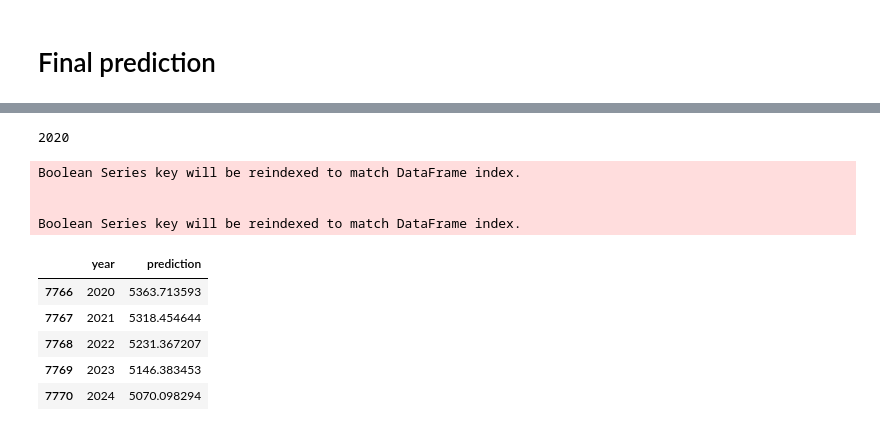
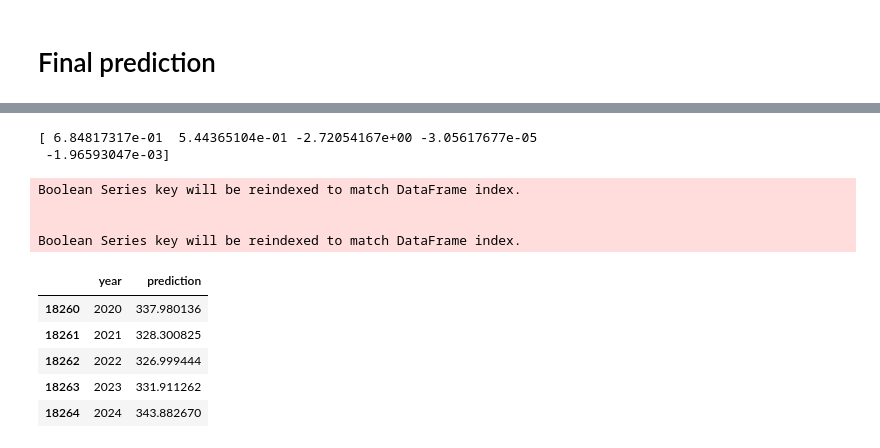
Before and after one commit to AayushKucheria/Reaktor-Communicating-Climate-Change, a Jupyter notebook: Data exploration.ipynb, the cells around one changed output, grey strips where cells are left out. Saved outputs shown, nothing was run; the diff lists cells and outputs as text; code cells hidden in the pictures.

```diff
--- a/Data exploration.ipynb
+++ b/Data exploration.ipynb
@@ -665,42 +708,43 @@ Boolean Series key will be reindexed to match DataFrame index.
 # %%
-country = "Europe"
+country = "Poland"
 predict_time = 5
-train_from = 1990
+train_from = 1970
 
 fi = df[df.country == country]
 fi = fi[["country", "year", "co2", "co2_growth_prct", "population", "energy_per_capita"]]
 fi = fi[df.year > train_from]
 available_data_year = fi[~ fi.isnull().any(axis = 1)].year.max()
 years_cut_off = fi.year.max() - available_data_year
 shift_by = predict_time + years_cut_off
 fi["co2_now"] = fi["co2"].shift(-shift_by) # All other variables are from the past
 fi = fi[df.year < available_data_year]
 
 
 predict_from = available_data_year + 1
-print(predict_from)
 
 training = fi[fi.year < predict_from - shift_by].copy()
 test = fi[fi.year >= predict_from - shift_by].copy()
 
 y_train = training.co2_now
 X_train = training[["year", "co2", "co2_growth_prct", "population", "energy_per_capita"]]
 X_test = test[["year", "co2", "co2_growth_prct", "population", "energy_per_capita"]]
 
-reg = LinearRegression().fit(X_train, y_train)
+reg = LinearRegression(fit_intercept = False).fit(X_train, y_train)
 prediction = reg.predict(X_test)
 result = pd.DataFrame({"year": test.year + shift_by, "prediction": prediction})
 
+print(reg.coef_)
 result
 # %% [output]
-2020
+[ 6.84817317e-01  5.44365104e-01 -2.72054167e+00 -3.05617677e-05
+ -1.96593047e-03]
 Boolean Series key will be reindexed to match DataFrame index.
 
 
 Boolean Series key will be reindexed to match DataFrame index.
 |  | year | prediction |
-| 7766 | 2020 | 5363.713593 |
-| 7767 | 2021 | 5318.454644 |
-| 7768 | 2022 | 5231.367207 |
-| 7769 | 2023 | 5146.383453 |
-| 7770 | 2024 | 5070.098294 |
+| 18260 | 2020 | 337.980136 |
+| 18261 | 2021 | 328.300825 |
+| 18262 | 2022 | 326.999444 |
+| 18263 | 2023 | 331.911262 |
+| 18264 | 2024 | 343.882670 |
```
Also changed, not shown: parts of 10 cells of this notebook.
